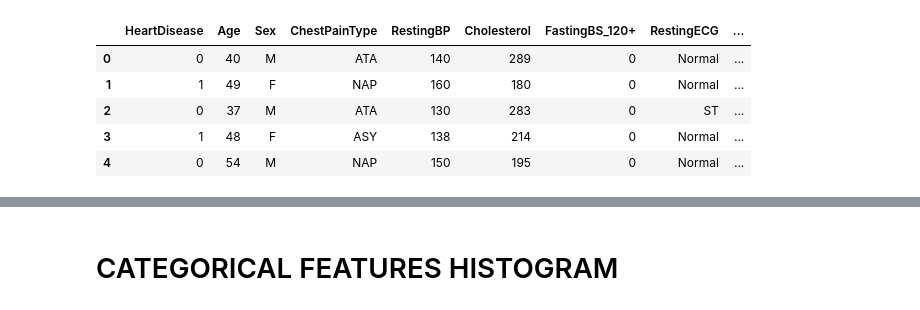
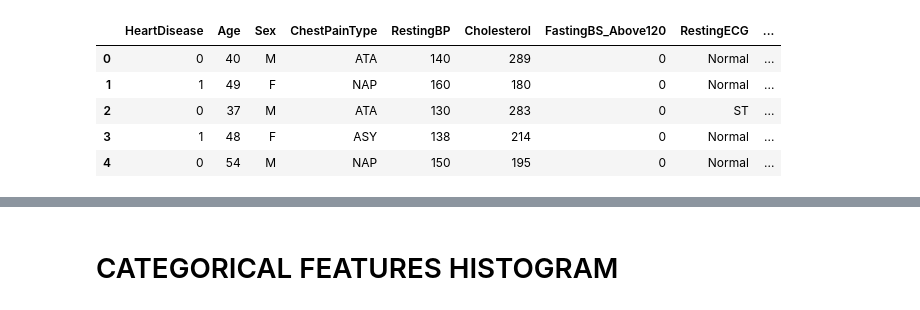
Before and after one commit to EmeryK-1/DataMadness, a Jupyter notebook: Analysis.ipynb, the cells around one changed output, grey strips where cells are left out. Cells and saved outputs as stored; diff of their text form; code cells hidden in the pictures.

```diff
--- a/Analysis.ipynb
+++ b/Analysis.ipynb
@@ -29,8 +11,8 @@ def plot(function, columns, data, x='col', y='none', hue=None):
 # %%
-df = pd.read_csv('heart.csv').set_index('HeartDisease').reset_index().rename(columns={'FastingBS':'FastingBS_120+'})
+df = pd.read_csv('heart.csv').set_index('HeartDisease').reset_index().rename(columns={'FastingBS':'FastingBS_Above120'})
 df.head()
 # %% [output]
-|  | HeartDisease | Age | Sex | ChestPainType | RestingBP | Cholesterol | FastingBS_120+ | RestingECG | ... |
+|  | HeartDisease | Age | Sex | ChestPainType | RestingBP | Cholesterol | FastingBS_Above120 | RestingECG | ... |
 | 0 | 0 | 40 | M | ATA | 140 | 289 | 0 | Normal | ... |
 | 1 | 1 | 49 | F | NAP | 160 | 180 | 0 | Normal | ... |
 | 2 | 0 | 37 | M | ATA | 130 | 283 | 0 | ST | ... |
```
Also changed, not shown: parts of 32 cells of this notebook.
